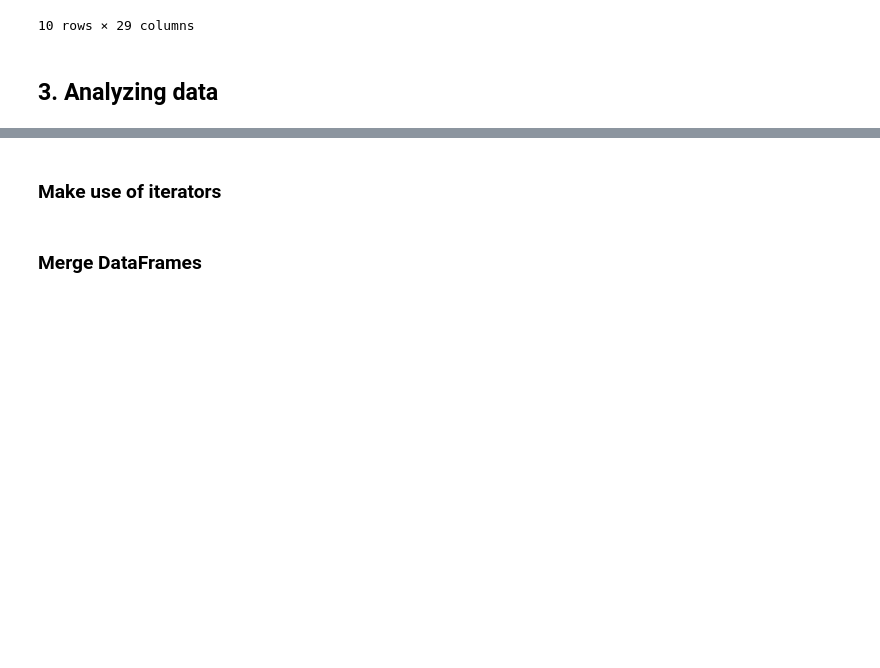
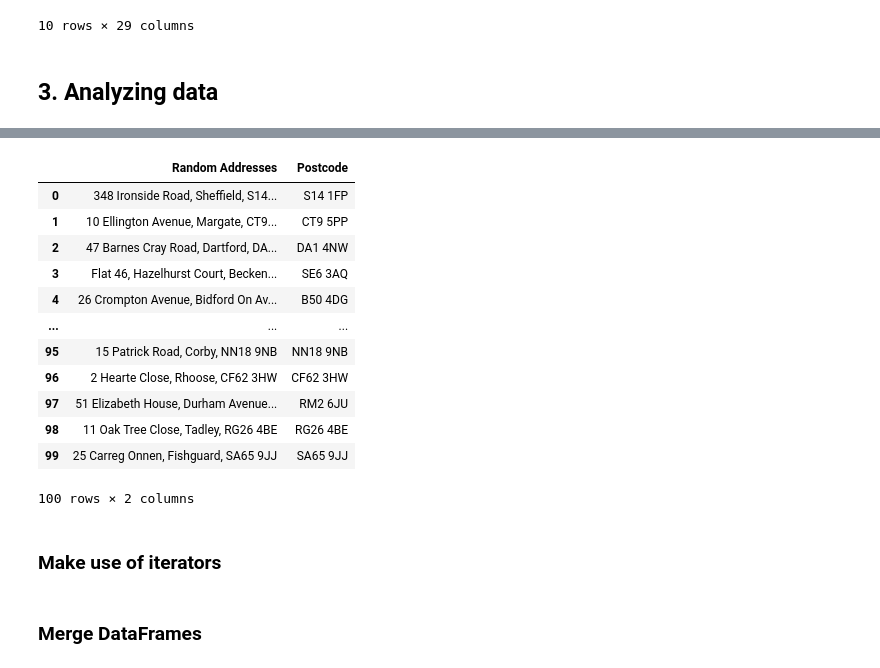
Before and after one commit to shahedkarolia/UCDPA_SKarolia, a Jupyter notebook: UCD_PA_Assignment_Supporting_Notebook.ipynb, the cells around one changed output, grey strips where cells are left out. Cells and saved outputs as stored; diff of their text form; code cells hidden in the pictures; blank space fills up the shorter version.

Commit message:
completed regex pattern section

```diff
--- a/UCD_PA_Assignment_Supporting_Notebook.ipynb
+++ b/UCD_PA_Assignment_Supporting_Notebook.ipynb
@@ -315,0 +343,5 @@ prem_table3.head(10)
+# %%
+# import  CSV file data into pandas dataframe
+random_addresses = pd.read_csv('DataSets/addresses_random.csv')
+print(random_addresses.shape)
+random_addresses.head()
@@ -315,0 +356,12 @@ prem_table3.head(10)
+# %%
+import re
+# define postcode pattern as described in the notes above
+regex_pattern = r'([A-Z]{1,2}\d{1,2}[A-Z]? \d[A-Z]{2})'
+
+# apply  lambda function to search each address add the postcode to the new Postcode column
+# if no match then none
+random_addresses['Postcode'] = random_addresses['Random Addresses'].apply(lambda x: re.search(regex_pattern, x).group() if re.search(regex_pattern, x) else None)
+
+
+# show first 5 rows of data frame
+random_addresses.head()
@@ -316,3 +389,19 @@ prem_table3.head(10)
+# %%
+random_addresses
+# %% [output]
+|  | Random Addresses | Postcode |
+| 0 | 348 Ironside Road, Sheffield, S14... | S14 1FP |
+| 1 | 10 Ellington Avenue, Margate, CT9... | CT9 5PP |
+| 2 | 47 Barnes Cray Road, Dartford, DA... | DA1 4NW |
+| 3 | Flat 46, Hazelhurst Court, Becken... | SE6 3AQ |
+| 4 | 26 Crompton Avenue, Bidford On Av... | B50 4DG |
+| ... | ... | ... |
+| 95 | 15 Patrick Road, Corby, NN18 9NB | NN18 9NB |
+| 96 | 2 Hearte Close, Rhoose, CF62 3HW | CF62 3HW |
+| 97 | 51 Elizabeth House, Durham Avenue... | RM2 6JU |
+| 98 | 11 Oak Tree Close, Tadley, RG26 4BE | RG26 4BE |
+| 99 | 25 Carreg Onnen, Fishguard, SA65 9JJ | SA65 9JJ |
+100 rows × 2 columns
 # %% [markdown]
 ###  Make use of iterators
 # %% [markdown]
```
Also changed, not shown: parts of 6 cells of this notebook.
